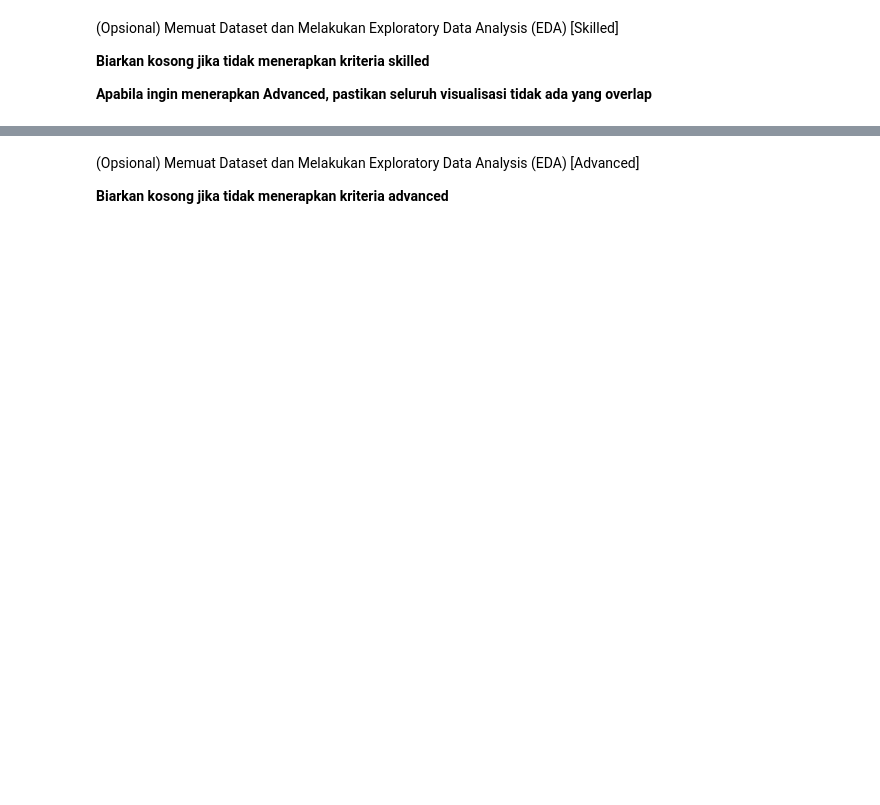
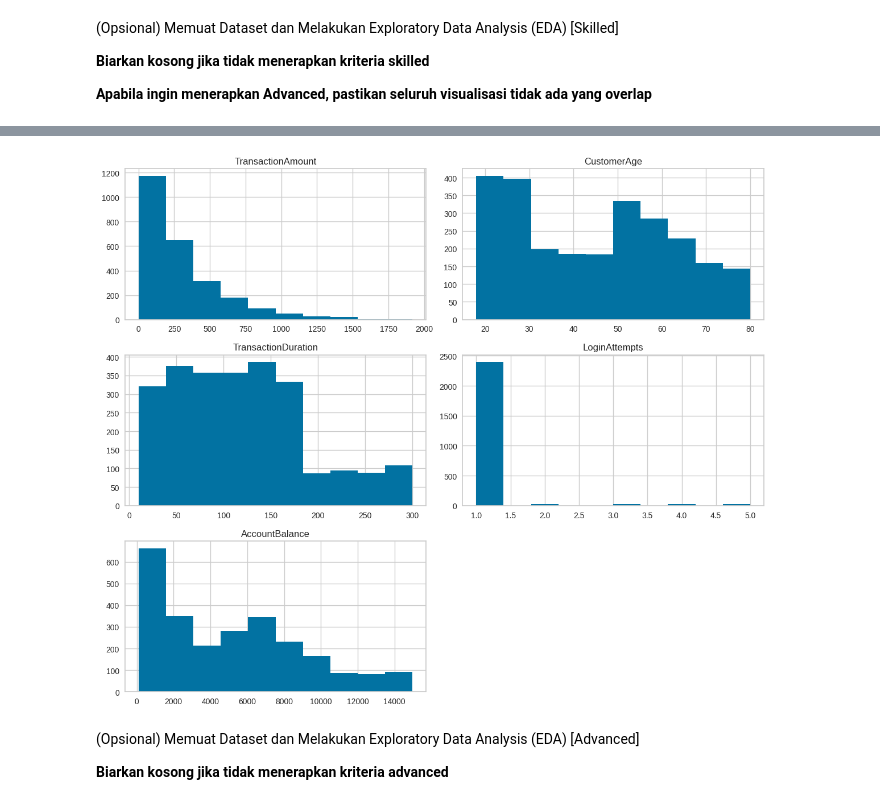
Before and after one commit to amrrmadhn/bmlp-dicoding, a Jupyter notebook: Clustering/[Clustering] Submission Akhir BMLP_Ammar Ramadhan.ipynb, the cells around one changed output, grey strips where cells are left out. Cells and saved outputs as stored; diff of their text form; code cells hidden in the pictures; blank space fills up the shorter version.

```diff
--- a/Clustering/[Clustering] Submission Akhir BMLP_Ammar Ramadhan.ipynb
+++ b/Clustering/[Clustering] Submission Akhir BMLP_Ammar Ramadhan.ipynb
@@ -85,5 +161,10 @@ Kriteria 1 akan diterima ketika Anda menggunakan fungsi yang diminta tanpa menam
 # %%
 # Menampilkan histogram untuk semua kolom numerik (Opsional Skilled 1)
+df.hist(figsize=(12, 10))
+plt.tight_layout()
+plt.show()
+# %% [output]
+[figure, added]
 # %% [markdown]
 (Opsional) Memuat Dataset dan Melakukan Exploratory Data Analysis (EDA) [Advanced]
 
```
Also changed, not shown: parts of 27 cells of this notebook.
